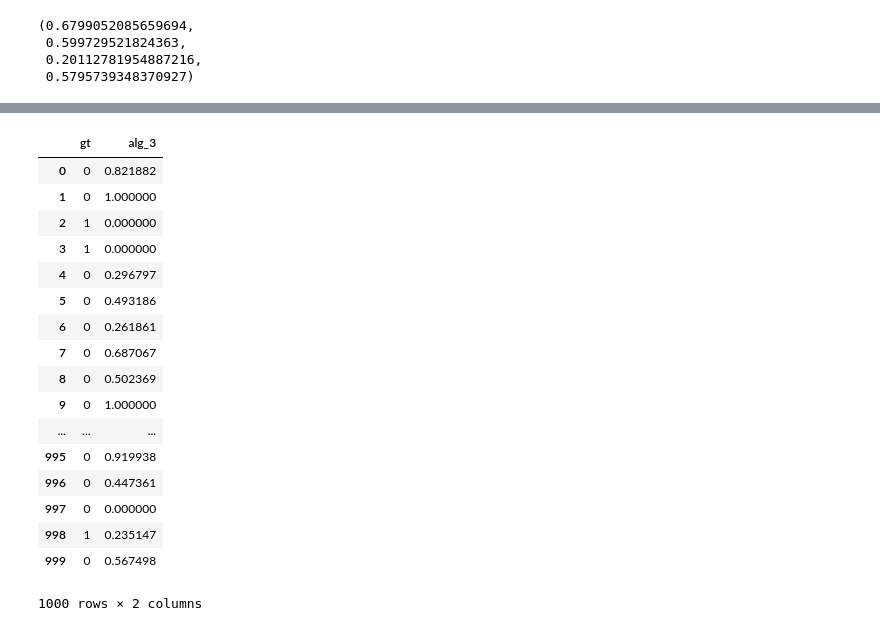
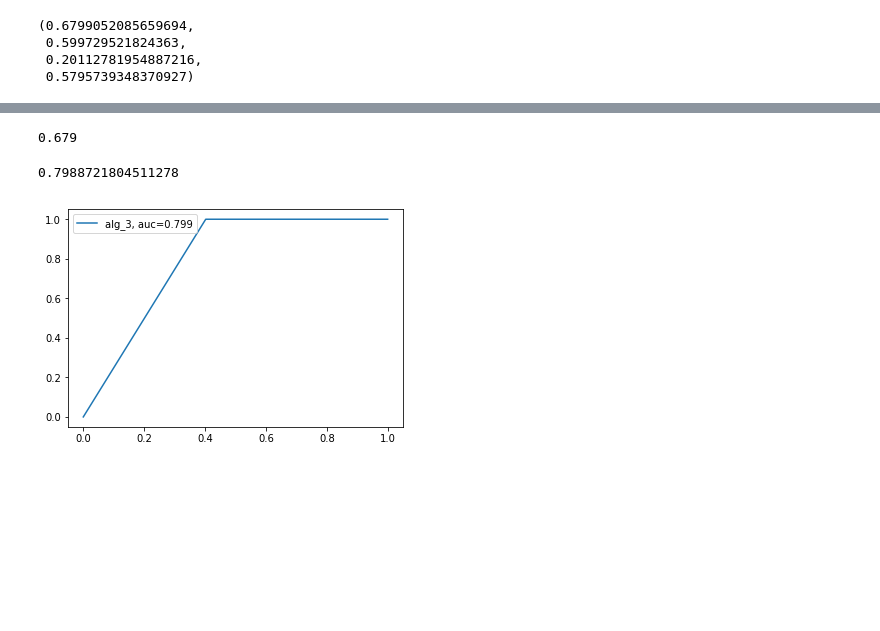
Before and after one commit to apurvmishra99/iaml-cw1, a Jupyter notebook: explore_q4.ipynb, the cells around one changed output, grey strips where cells are left out. Saved outputs shown, nothing was run; the diff lists cells and outputs as text; code cells hidden in the pictures; blank space fills up the shorter version.

```diff
--- a/explore_q4.ipynb
+++ b/explore_q4.ipynb
@@ -44,2 +53,4 @@ plt.show()
 # %%
 df_new = pd.read_csv("data/classification_eval_1.csv")
+df_new.drop(labels=["alg_1", "alg_2", "alg_4"], axis=1, inplace=True)
+df_new
@@ -46,21 +76,18 @@ df_new = pd.read_csv("data/classification_eval_1.csv")
-# %%
-df_new.drop(labels=["alg_1", "alg_2", "alg_4"], axis=1)
-# %% [output]
-|  | gt | alg_3 |
-| 0 | 0 | 0.821882 |
-| 1 | 0 | 1.000000 |
-| 2 | 1 | 0.000000 |
-| 3 | 1 | 0.000000 |
-| 4 | 0 | 0.296797 |
-| 5 | 0 | 0.493186 |
-| 6 | 0 | 0.261861 |
-| 7 | 0 | 0.687067 |
-| 8 | 0 | 0.502369 |
-| 9 | 0 | 1.000000 |
-| ... | ... | ... |
-| 995 | 0 | 0.919938 |
-| 996 | 0 | 0.447361 |
-| 997 | 0 | 0.000000 |
-| 998 | 1 | 0.235147 |
-| 999 | 0 | 0.567498 |
-1000 rows × 2 columns
+# %%
+df_new['alg_3'] = df['alg_3'].apply(lambda x: 0 if x >= 0.5 else 1)
+# %%
+accuracy_score(df_new["gt"].values, df_new["alg_3"].values)
+# %% [output]
+0.679
+# %%
+roc_auc_score(df_new["gt"].values, df_new["alg_3"].values)
+# %% [output]
+0.7988721804511278
+# %%
+fpr, tpr, _ = roc_curve(df_new["gt"], df_new["alg_3"])
+auc = np.round(roc_auc_score(df_new["gt"], df_new.alg_3), 3)
+plt.plot(fpr,tpr,label=f"alg_3, auc={auc}")
+plt.legend()
+plt.show()
+# %% [output]
+[figure, added]
```
Also changed, not shown: parts of 3 cells of this notebook, 1 other file.
